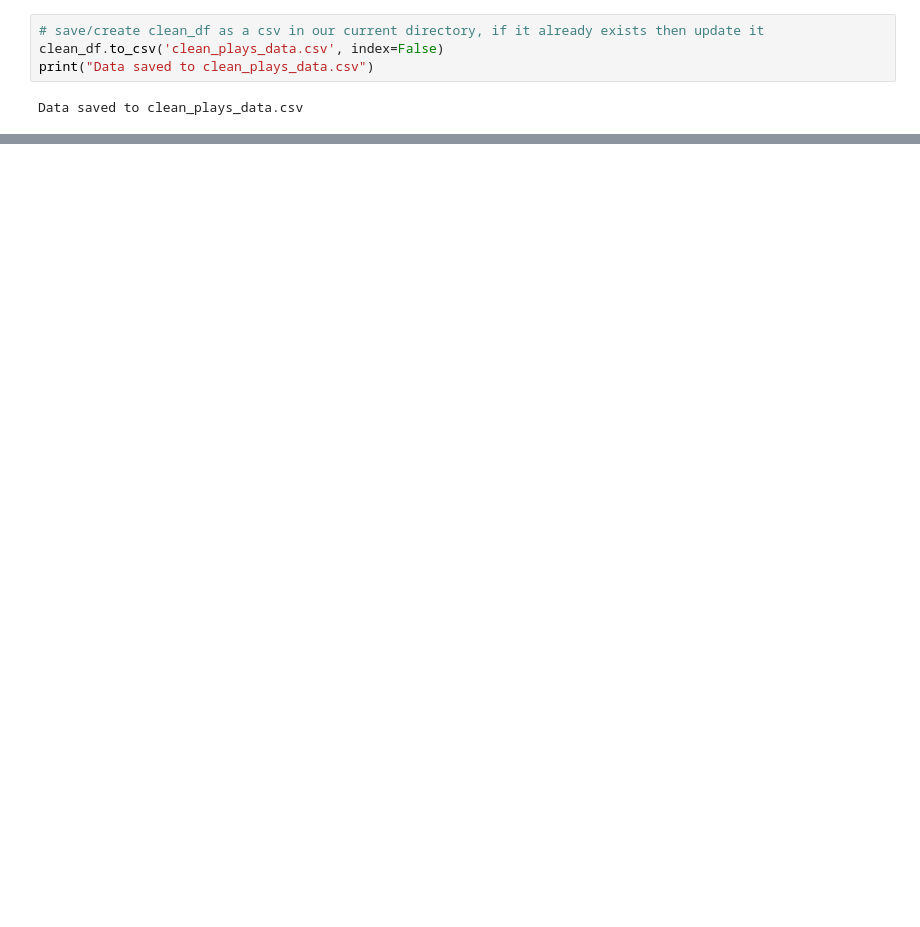
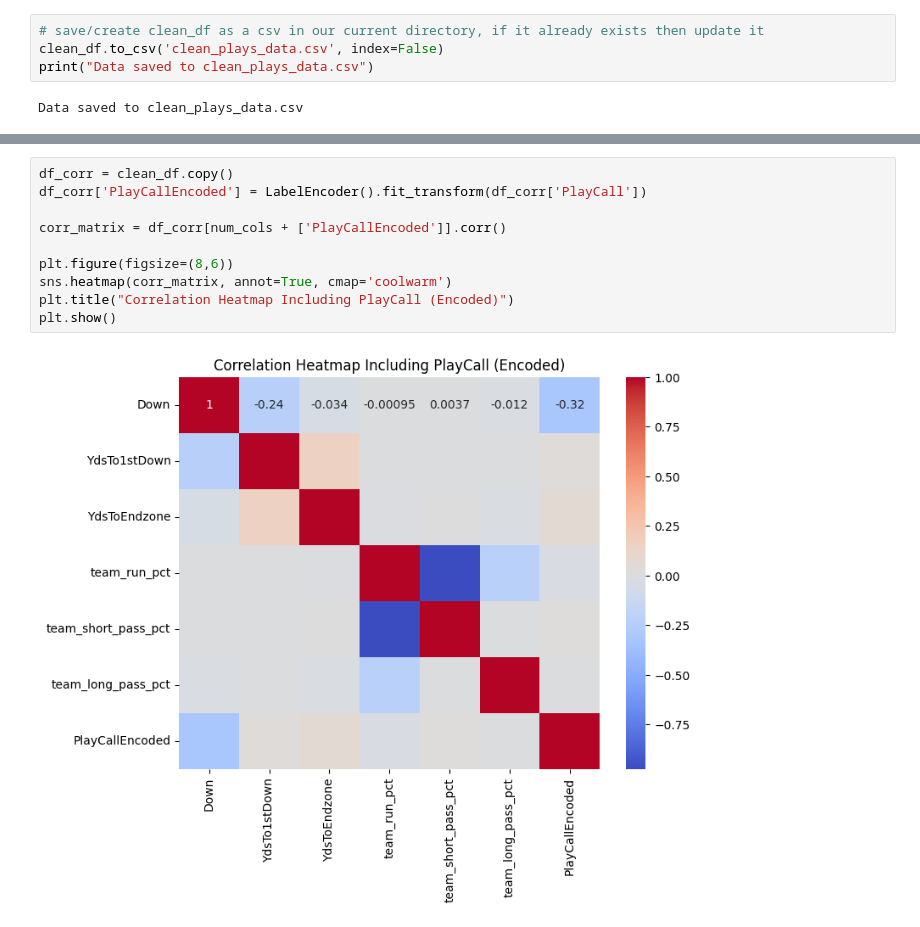
Before and after one commit to riccimason99/DSCI_631_Final_Project, a Jupyter notebook: sandbox.ipynb, the cells around one changed output, grey strips where cells are left out. Saved outputs shown, nothing was run; the diff lists cells and outputs as text; blank space fills up the shorter version.

```diff
--- a/sandbox.ipynb
+++ b/sandbox.ipynb
@@ -263,0 +321,12 @@ Data saved to clean_plays_data.csv
+# %%
+df_corr = clean_df.copy()
+df_corr['PlayCallEncoded'] = LabelEncoder().fit_transform(df_corr['PlayCall'])
+
+corr_matrix = df_corr[num_cols + ['PlayCallEncoded']].corr()
+
+plt.figure(figsize=(8,6))
+sns.heatmap(corr_matrix, annot=True, cmap='coolwarm')
+plt.title("Correlation Heatmap Including PlayCall (Encoded)")
+plt.show()
+# %% [output]
+[figure, added]
```
Also changed, not shown: parts of 26 cells of this notebook.
